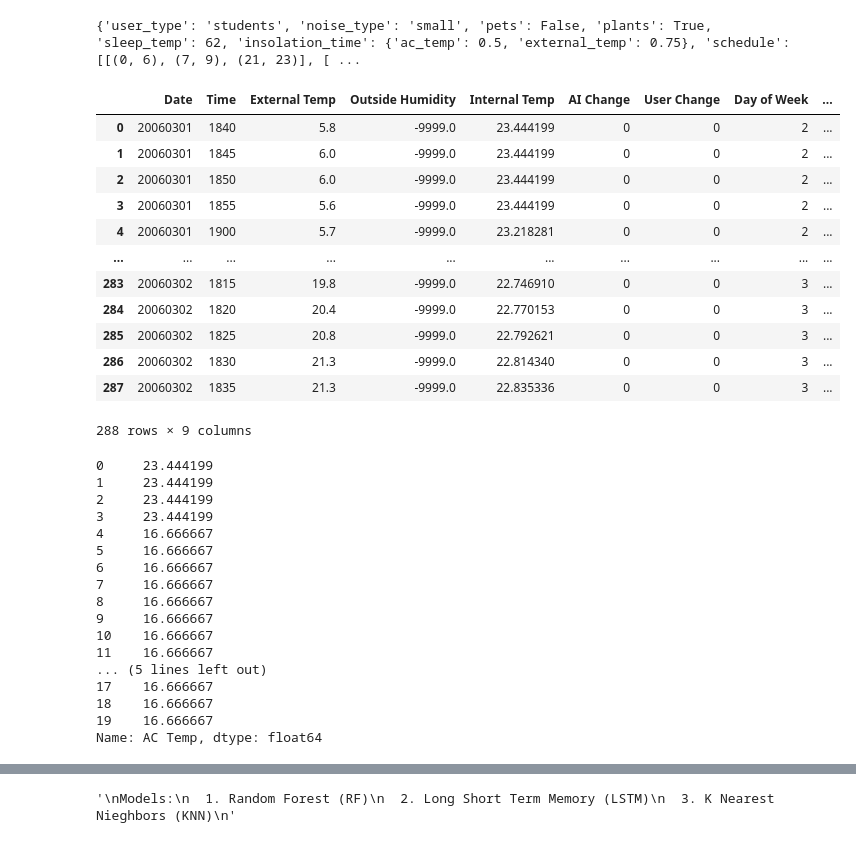
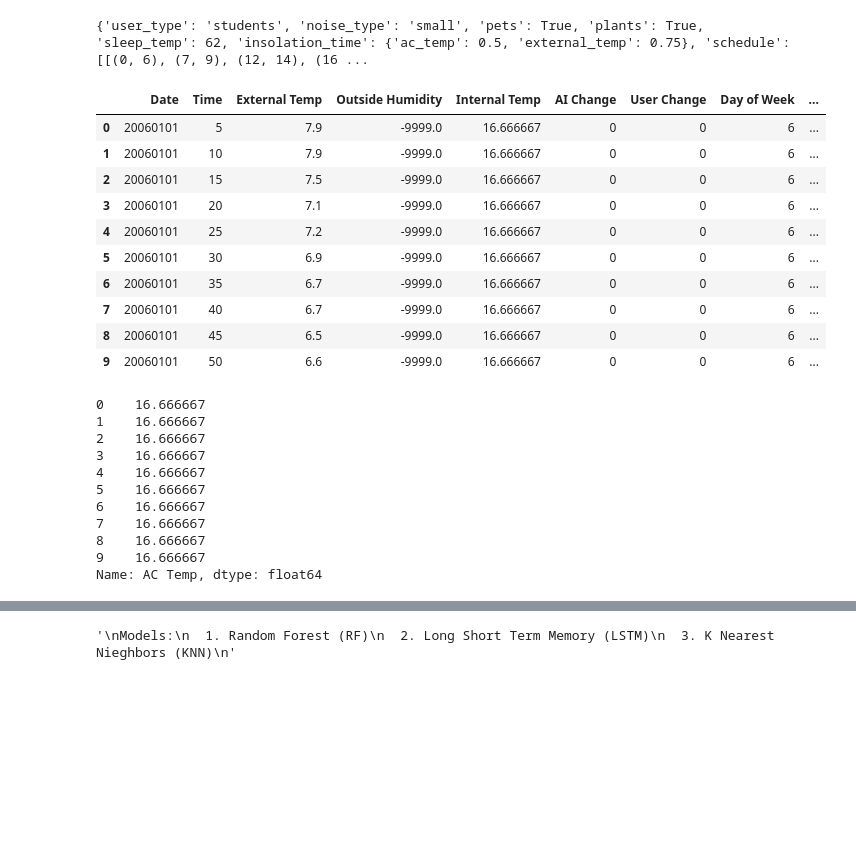
Before and after one commit to shef4/fireflyai, a Jupyter notebook: Thermoflyai_model_training.ipynb, the cells around one changed output, grey strips where cells are left out. Cells and saved outputs as stored; diff of their text form; code cells hidden in the pictures; blank space fills up the shorter version.

```diff
--- a/Thermoflyai_model_training.ipynb
+++ b/Thermoflyai_model_training.ipynb
@@ -374,55 +378,47 @@ batch = year_batch
 dev, test = train_test_split(batch, test_size=0.2, shuffle=False)
 train, val = train_test_split(dev, test_size=0.2, shuffle=False)
 #split label
-X_train, Y_train = train.drop(columns=["AC Temp"]), train["AC Temp"]
-X_val, Y_val = val.drop(columns=["AC Temp"]), val["AC Temp"]
-X_test, Y_test = test.drop(columns=["AC Temp"]), test["AC Temp"]
+X_TRAIN, Y_TRAIN = train.drop(columns=["AC Temp"]), train["AC Temp"]
+X_VAL, Y_VAL = val.drop(columns=["AC Temp"]), val["AC Temp"]
+X_TEST, Y_TEST = test.drop(columns=["AC Temp"]), test["AC Temp"]
 
 print(user_profile)
 # %% [output]
-{'user_type': 'students', 'noise_type': 'small', 'pets': False, 'plants': True, 'sleep_temp': 62, 'insolation_time': {'ac_temp': 0.5, 'external_temp': 0.75}, 'schedule': [[(0, 6), (7, 9), (21, 23)], [ ...
+{'user_type': 'students', 'noise_type': 'small', 'pets': True, 'plants': True, 'sleep_temp': 62, 'insolation_time': {'ac_temp': 0.5, 'external_temp': 0.75}, 'schedule': [[(0, 6), (7, 9), (12, 14), (16 ...
 # %%
 """
 View X Training Data
 """
-X_train.head(288)
+X_TRAIN.head(10)
 # %% [output]
 |  | Date | Time | External Temp | Outside Humidity | Internal Temp | AI Change | User Change | Day of Week | ... |
-| 0 | 20060301 | 1840 | 5.8 | -9999.0 | 23.444199 | 0 | 0 | 2 | ... |
-| 1 | 20060301 | 1845 | 6.0 | -9999.0 | 23.444199 | 0 | 0 | 2 | ... |
-| 2 | 20060301 | 1850 | 6.0 | -9999.0 | 23.444199 | 0 | 0 | 2 | ... |
-| 3 | 20060301 | 1855 | 5.6 | -9999.0 | 23.444199 | 0 | 0 | 2 | ... |
-| 4 | 20060301 | 1900 | 5.7 | -9999.0 | 23.218281 | 0 | 0 | 2 | ... |
-| ... | ... | ... | ... | ... | ... | ... | ... | ... | ... |
-| 283 | 20060302 | 1815 | 19.8 | -9999.0 | 22.746910 | 0 | 0 | 3 | ... |
-| 284 | 20060302 | 1820 | 20.4 | -9999.0 | 22.770153 | 0 | 0 | 3 | ... |
-| 285 | 20060302 | 1825 | 20.8 | -9999.0 | 22.792621 | 0 | 0 | 3 | ... |
-| 286 | 20060302 | 1830 | 21.3 | -9999.0 | 22.814340 | 0 | 0 | 3 | ... |
-| 287 | 20060302 | 1835 | 21.3 | -9999.0 | 22.835336 | 0 | 0 | 3 | ... |
+| 0 | 20060101 | 5 | 7.9 | -9999.0 | 16.666667 | 0 | 0 | 6 | ... |
+| 1 | 20060101 | 10 | 7.9 | -9999.0 | 16.666667 | 0 | 0 | 6 | ... |
+| 2 | 20060101 | 15 | 7.5 | -9999.0 | 16.666667 | 0 | 0 | 6 | ... |
+| 3 | 20060101 | 20 | 7.1 | -9999.0 | 16.666667 | 0 | 0 | 6 | ... |
+| 4 | 20060101 | 25 | 7.2 | -9999.0 | 16.666667 | 0 | 0 | 6 | ... |
+| 5 | 20060101 | 30 | 6.9 | -9999.0 | 16.666667 | 0 | 0 | 6 | ... |
+| 6 | 20060101 | 35 | 6.7 | -9999.0 | 16.666667 | 0 | 0 | 6 | ... |
+| 7 | 20060101 | 40 | 6.7 | -9999.0 | 16.666667 | 0 | 0 | 6 | ... |
+| 8 | 20060101 | 45 | 6.5 | -9999.0 | 16.666667 | 0 | 0 | 6 | ... |
+| 9 | 20060101 | 50 | 6.6 | -9999.0 | 16.666667 | 0 | 0 | 6 | ... |
-288 rows × 9 columns
 # %%
 
 """
 View Y Training Data
 """
-Y_train.head(20)
+Y_TRAIN.head(10)
 # %% [output]
-0     23.444199
-1     23.444199
-2     23.444199
-3     23.444199
-4     16.666667
-5     16.666667
-6     16.666667
-7     16.666667
-8     16.666667
-9     16.666667
-10    16.666667
-11    16.666667
-... (5 lines left out)
-17    16.666667
-18    16.666667
-19    16.666667
+0    16.666667
+1    16.666667
+2    16.666667
+3    16.666667
+4    16.666667
+5    16.666667
+6    16.666667
+7    16.666667
+8    16.666667
+9    16.666667
 Name: AC Temp, dtype: float64
 # %%
 """
```
Also changed, not shown: parts of 19 cells of this notebook.
